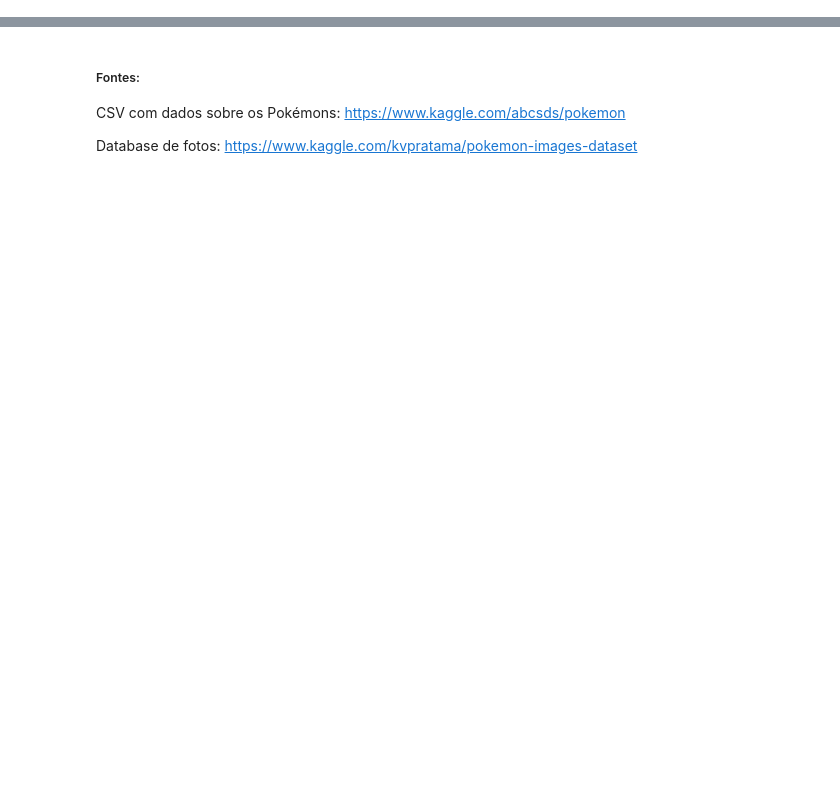
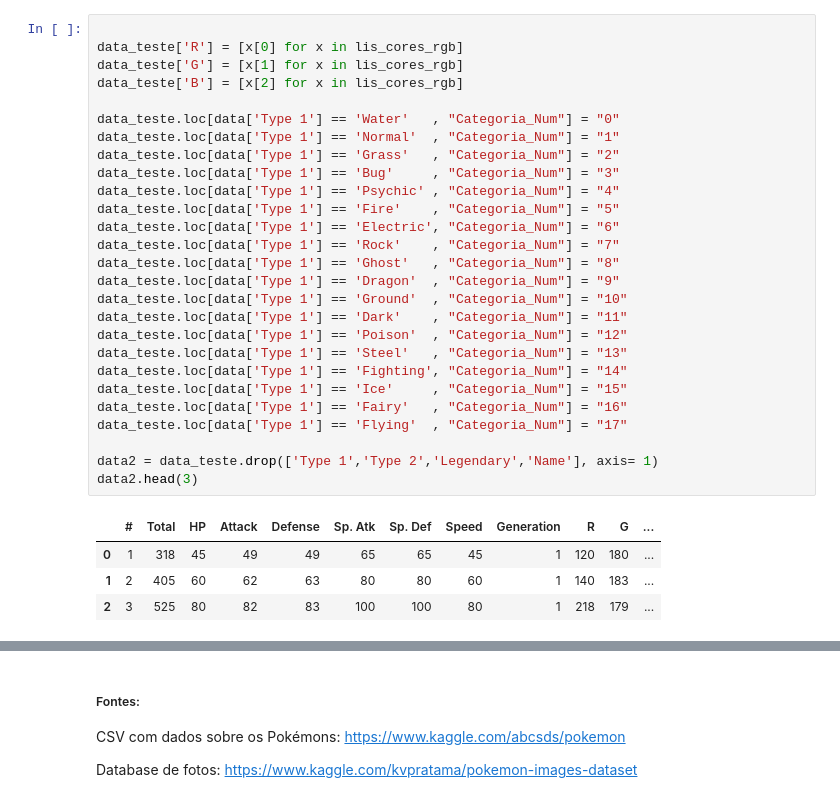
Before and after one commit to guidiamond/Projeto-3--CDD, a Jupyter notebook: Projeto final Ciência dos Dados.ipynb, the cells around one changed output, grey strips where cells are left out. Saved outputs shown, nothing was run; the diff lists cells and outputs as text; blank space fills up the shorter version.

```diff
--- a/Projeto final Ciência dos Dados.ipynb
+++ b/Projeto final Ciência dos Dados.ipynb
@@ -18,0 +59,32 @@ from colorthief import ColorThief
+# %%
+
+data_teste['R'] = [x[0] for x in lis_cores_rgb]
+data_teste['G'] = [x[1] for x in lis_cores_rgb]
+data_teste['B'] = [x[2] for x in lis_cores_rgb]
+
+data_teste.loc[data['Type 1'] == 'Water'   , "Categoria_Num"] = "0"
+data_teste.loc[data['Type 1'] == 'Normal'  , "Categoria_Num"] = "1"
+data_teste.loc[data['Type 1'] == 'Grass'   , "Categoria_Num"] = "2"
+data_teste.loc[data['Type 1'] == 'Bug'     , "Categoria_Num"] = "3"
+data_teste.loc[data['Type 1'] == 'Psychic' , "Categoria_Num"] = "4"
+data_teste.loc[data['Type 1'] == 'Fire'    , "Categoria_Num"] = "5"
+data_teste.loc[data['Type 1'] == 'Electric', "Categoria_Num"] = "6"
+data_teste.loc[data['Type 1'] == 'Rock'    , "Categoria_Num"] = "7"
+data_teste.loc[data['Type 1'] == 'Ghost'   , "Categoria_Num"] = "8"
+data_teste.loc[data['Type 1'] == 'Dragon'  , "Categoria_Num"] = "9"
+data_teste.loc[data['Type 1'] == 'Ground'  , "Categoria_Num"] = "10"
+data_teste.loc[data['Type 1'] == 'Dark'    , "Categoria_Num"] = "11"
+data_teste.loc[data['Type 1'] == 'Poison'  , "Categoria_Num"] = "12"
+data_teste.loc[data['Type 1'] == 'Steel'   , "Categoria_Num"] = "13"
+data_teste.loc[data['Type 1'] == 'Fighting', "Categoria_Num"] = "14"
+data_teste.loc[data['Type 1'] == 'Ice'     , "Categoria_Num"] = "15"
+data_teste.loc[data['Type 1'] == 'Fairy'   , "Categoria_Num"] = "16"
+data_teste.loc[data['Type 1'] == 'Flying'  , "Categoria_Num"] = "17"
+
+data2 = data_teste.drop(['Type 1','Type 2','Legendary','Name'], axis= 1)
+data2.head(3)
+# %% [output]
+|  | # | Total | HP | Attack | Defense | Sp. Atk | Sp. Def | Speed | Generation | R | G | ... |
+| 0 | 1 | 318 | 45 | 49 | 49 | 65 | 65 | 45 | 1 | 120 | 180 | ... |
+| 1 | 2 | 405 | 60 | 62 | 63 | 80 | 80 | 60 | 1 | 140 | 183 | ... |
+| 2 | 3 | 525 | 80 | 82 | 83 | 100 | 100 | 80 | 1 | 218 | 179 | ... |
```
Also changed, not shown: parts of 14 cells of this notebook.
